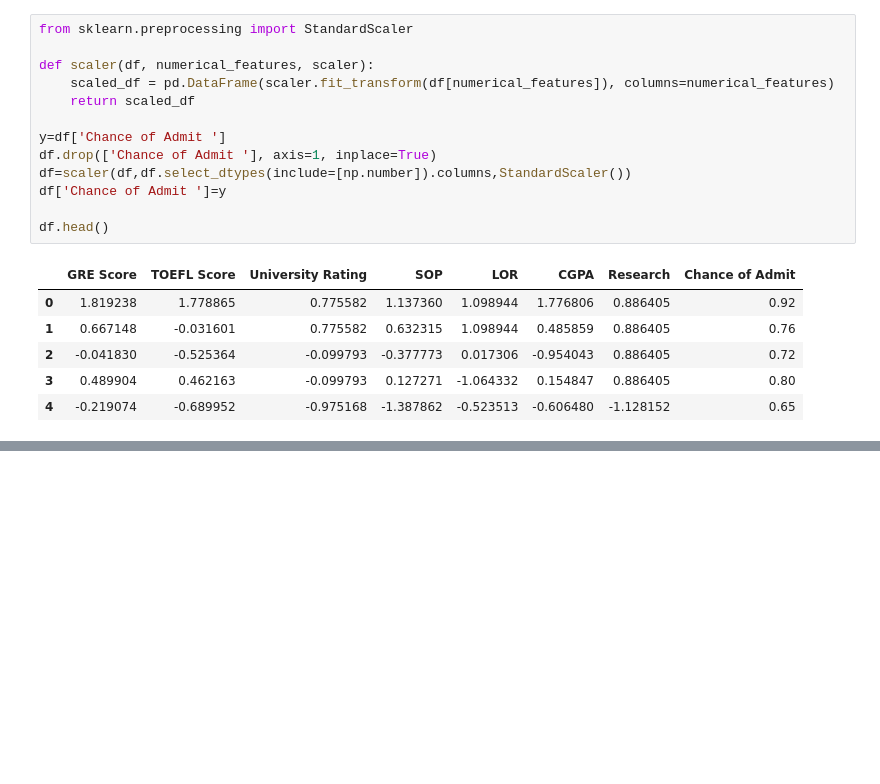
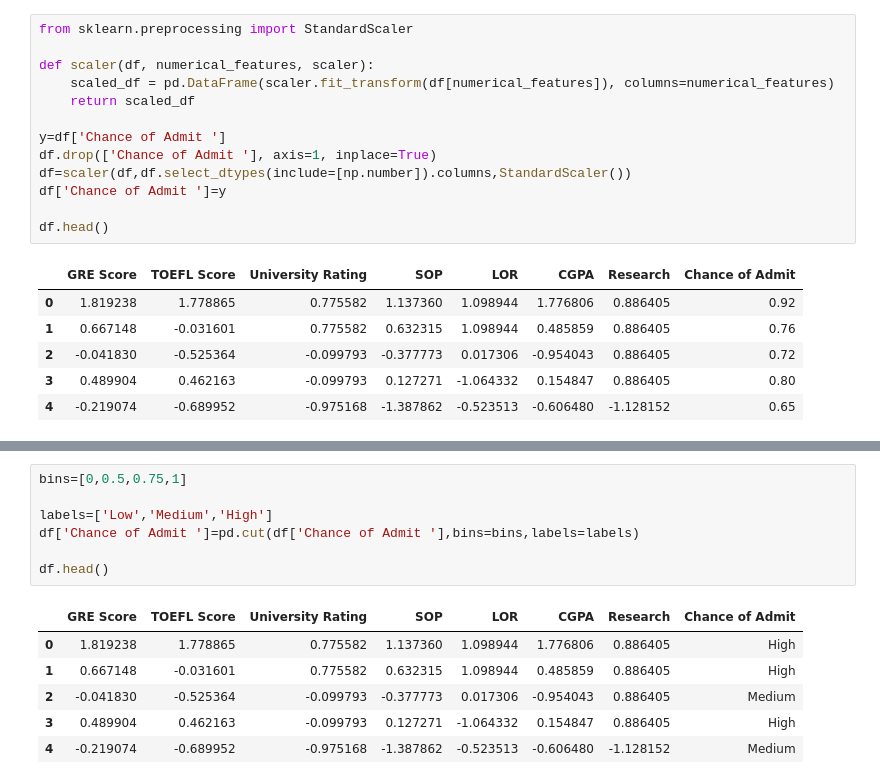
Before and after one commit to zoddtheimmortal/ml-assignments, a Jupyter notebook: a3/main.ipynb, the cells around one changed output, grey strips where cells are left out. Drawn from its saved outputs; the diff is of its cells as text; blank space fills up the shorter version.

```diff
--- a/a3/main.ipynb
+++ b/a3/main.ipynb
@@ -152,0 +180,14 @@ visualize_kde(df)
+# %%
+bins=[0,0.5,0.75,1]
+
+labels=['Low','Medium','High']
+df['Chance of Admit ']=pd.cut(df['Chance of Admit '],bins=bins,labels=labels)
+
+df.head()
+# %% [output]
+|  | GRE Score | TOEFL Score | University Rating | SOP | LOR | CGPA | Research | Chance of Admit |
+| 0 | 1.819238 | 1.778865 | 0.775582 | 1.137360 | 1.098944 | 1.776806 | 0.886405 | High |
+| 1 | 0.667148 | -0.031601 | 0.775582 | 0.632315 | 1.098944 | 0.485859 | 0.886405 | High |
+| 2 | -0.041830 | -0.525364 | -0.099793 | -0.377773 | 0.017306 | -0.954043 | 0.886405 | Medium |
+| 3 | 0.489904 | 0.462163 | -0.099793 | 0.127271 | -1.064332 | 0.154847 | 0.886405 | High |
+| 4 | -0.219074 | -0.689952 | -0.975168 | -1.387862 | -0.523513 | -0.606480 | -1.128152 | Medium |
```
Also changed, not shown: parts of 8 cells of this notebook.
